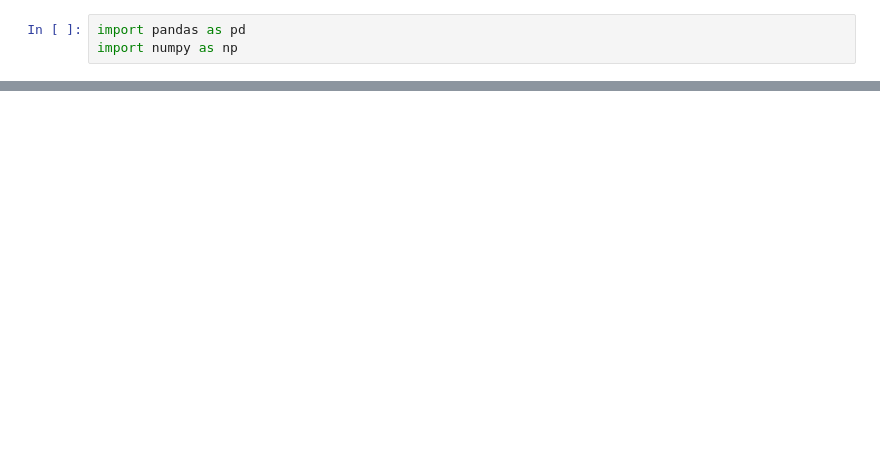
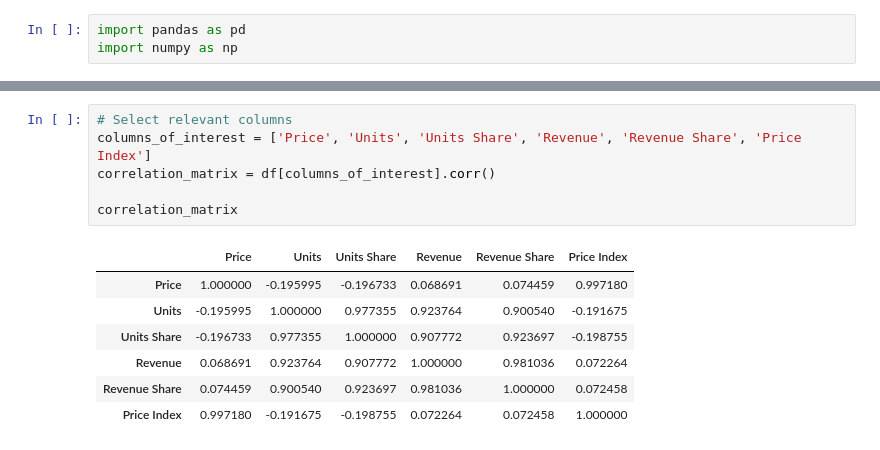
Before and after one commit to korkutanapa/stat571, a Jupyter notebook: stat571_project.ipynb, the cells around one changed output, grey strips where cells are left out. Saved outputs shown, nothing was run; the diff lists cells and outputs as text; blank space fills up the shorter version.

```diff
--- a/stat571_project.ipynb
+++ b/stat571_project.ipynb
@@ -58,3 +58,17 @@ structure_summary
 | Units | float64 | 0 | 5189 | 3528.0 |
 | Units Share | float64 | 0 | 175 | 0.0341 |
 | Price Index | int64 | 0 | 232 | 51 |
+# %%
+# Select relevant columns
+columns_of_interest = ['Price', 'Units', 'Units Share', 'Revenue', 'Revenue Share', 'Price Index']
+correlation_matrix = df[columns_of_interest].corr()
+
+correlation_matrix
+# %% [output]
+|  | Price | Units | Units Share | Revenue | Revenue Share | Price Index |
+| Price | 1.000000 | -0.195995 | -0.196733 | 0.068691 | 0.074459 | 0.997180 |
+| Units | -0.195995 | 1.000000 | 0.977355 | 0.923764 | 0.900540 | -0.191675 |
+| Units Share | -0.196733 | 0.977355 | 1.000000 | 0.907772 | 0.923697 | -0.198755 |
+| Revenue | 0.068691 | 0.923764 | 0.907772 | 1.000000 | 0.981036 | 0.072264 |
+| Revenue Share | 0.074459 | 0.900540 | 0.923697 | 0.981036 | 1.000000 | 0.072458 |
+| Price Index | 0.997180 | -0.191675 | -0.198755 | 0.072264 | 0.072458 | 1.000000 |
```
Also changed, not shown: parts of 20 cells of this notebook.
